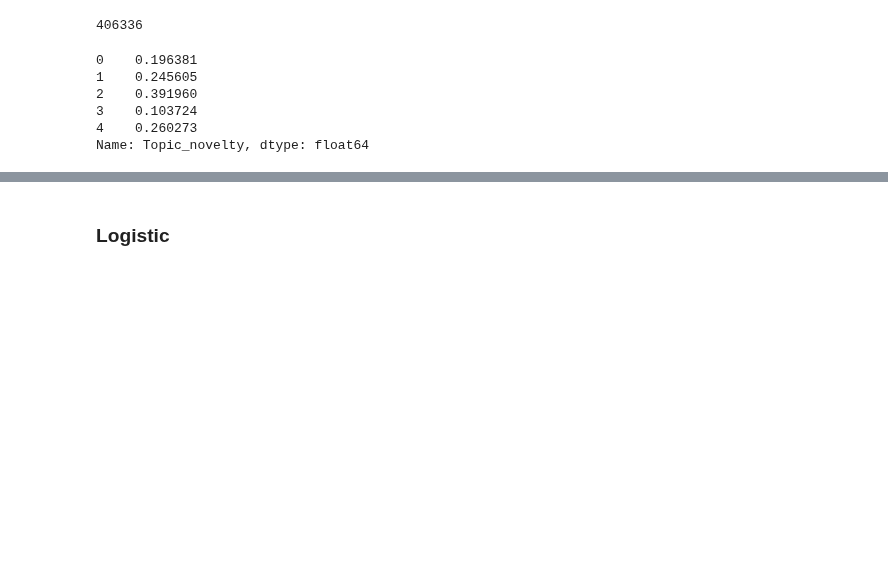
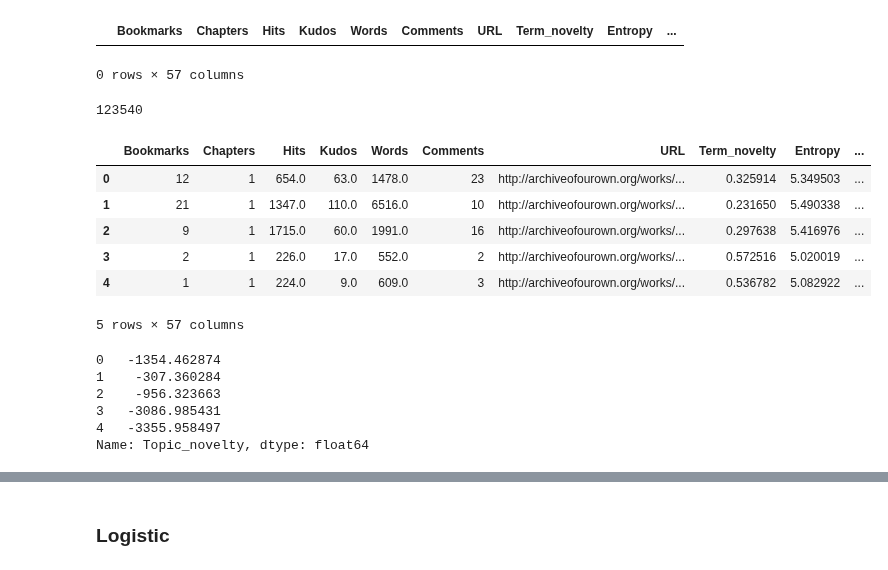
Before and after one commit to yzjing/ao3_old, a Jupyter notebook: exps/20190919_current_exps/2-step_addsq.ipynb, the cells around one changed output, grey strips where cells are left out. Saved outputs shown, nothing was run; the diff lists cells and outputs as text; code cells hidden in the pictures; blank space fills up the shorter version.

```diff
--- a/exps/20190919_current_exps/2-step_addsq.ipynb
+++ b/exps/20190919_current_exps/2-step_addsq.ipynb
@@ -9,19 +8,34 @@ from statsmodels.formula.api import ols
 import statsmodels.api as sm
 from sklearn.linear_model import LogisticRegression
 # %%
-df_all = pd.read_csv('../../data/fanfic_regression_data_merged_chs.tsv', sep = '\t')
+df_all = pd.read_csv('../../data/fanfic_regression_data_lda_perplexity.tsv', sep = '\t')
+# %%
+df_all[df_all['Kudos']==0]
+# %% [output]
+|  | Bookmarks | Chapters | Hits | Kudos | Words | Comments | URL | Term_novelty | Entropy | ... |
+0 rows × 57 columns
 # %%
 len(df_all)
 # %% [output]
-406336
+123540
+# %%
+df_all.head()
+# %% [output]
+|  | Bookmarks | Chapters | Hits | Kudos | Words | Comments | URL | Term_novelty | Entropy | ... |
+| 0 | 12 | 1 | 654.0 | 63.0 | 1478.0 | 23 | http://archiveofourown.org/works/... | 0.325914 | 5.349503 | ... |
+| 1 | 21 | 1 | 1347.0 | 110.0 | 6516.0 | 10 | http://archiveofourown.org/works/... | 0.231650 | 5.490338 | ... |
+| 2 | 9 | 1 | 1715.0 | 60.0 | 1991.0 | 16 | http://archiveofourown.org/works/... | 0.297638 | 5.416976 | ... |
+| 3 | 2 | 1 | 226.0 | 17.0 | 552.0 | 2 | http://archiveofourown.org/works/... | 0.572516 | 5.020019 | ... |
+| 4 | 1 | 1 | 224.0 | 9.0 | 609.0 | 3 | http://archiveofourown.org/works/... | 0.536782 | 5.082922 | ... |
+5 rows × 57 columns
 # %%
 df_all['Topic_novelty'].head()
 # %% [output]
-0    0.196381
-1    0.245605
-2    0.391960
-3    0.103724
-4    0.260273
+0   -1354.462874
+1    -307.360284
+2    -956.323663
+3   -3086.985431
+4   -3355.958497
 Name: Topic_novelty, dtype: float64
 # %%
 df_all = df_all.replace([np.inf, -np.inf], np.nan)
```
Also changed, not shown: parts of 13 cells of this notebook, 6 other files.
